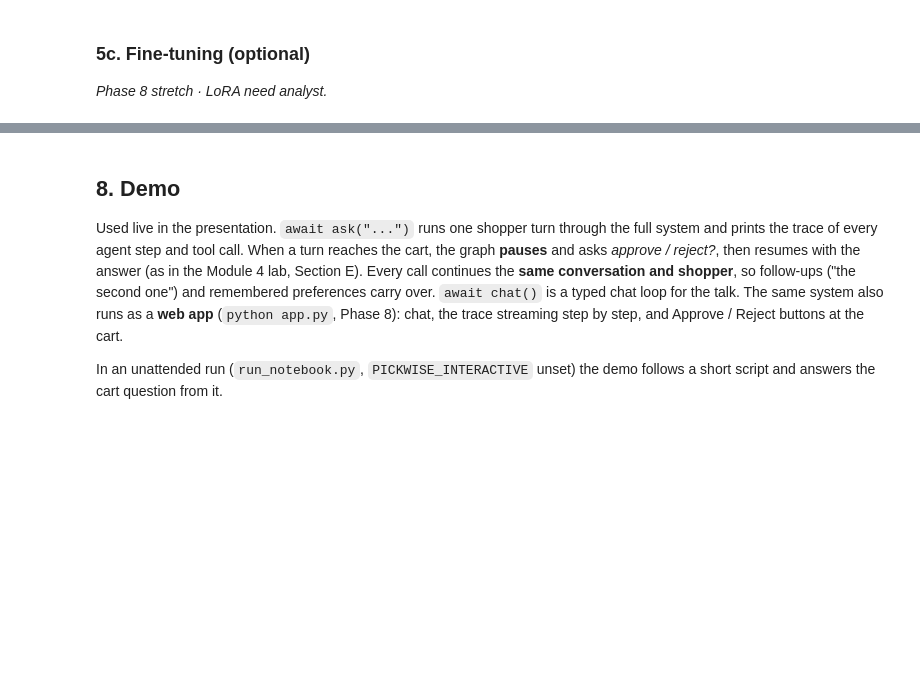
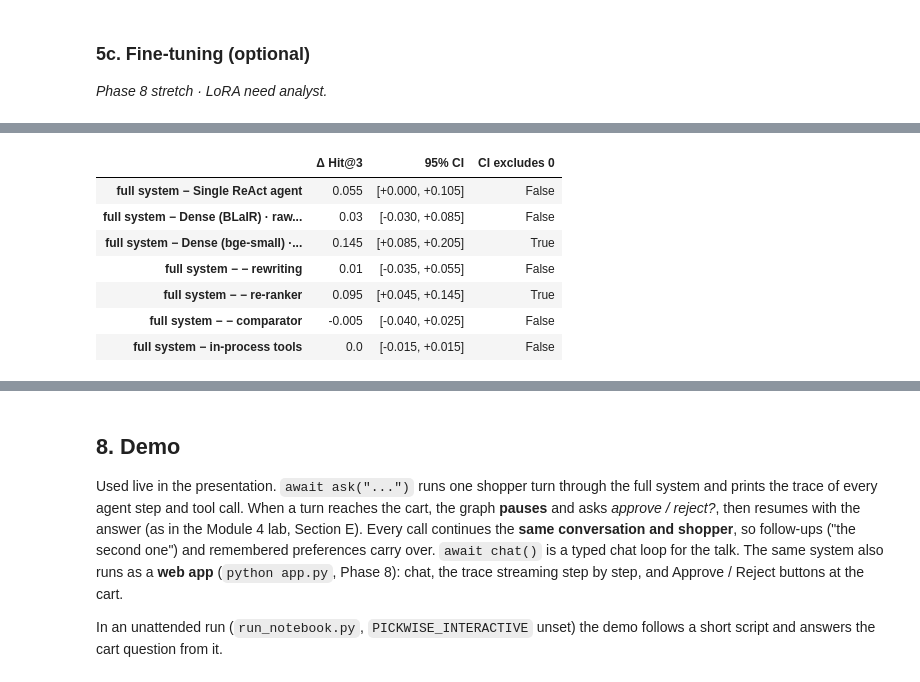
Before and after one commit to LalithMadhav-CODING/PickWise-A-Conversational-Shopping-Assistant, a Jupyter notebook: P14_Shopping_Assistant.ipynb, the cells around one changed output, grey strips where cells are left out. Cells and saved outputs as stored; diff of their text form; code cells hidden in the pictures; blank space fills up the shorter version.

```diff
--- a/P14_Shopping_Assistant.ipynb
+++ b/P14_Shopping_Assistant.ipynb
@@ -854,0 +901,13 @@ _Phase 7 · at least 10 categorised failures._
+# %%
+# Retrieval-only rows: the top 3 of a search ARE the recommendations
+def search_records(r, method):
+    ranked = r.item_ids(r.rank(e2e_requests, method))
+    return {q: {"qid": q, "picks": ranking[:3], "candidates": ranking[:10], "seconds": np.nan}
+            for q, ranking in zip(e2e_qids, ranked)}
+
+retrieval_only = {
+    "BM25 · raw request": search_records(retriever, "bm25"),
+    "Dense (bge-small) · raw request": search_records(retriever, "dense"),
+    "Dense (BLaIR) · raw request": search_records(system_retriever, "dense"),
+    "− comparator": {q: {**r, "picks": r["candidates"][:3]} for q, r in runs["Full system"].items()},   # same search
+}
@@ -854,0 +965,24 @@ _Phase 7 · at least 10 categorised failures._
+# %%
+# Paired comparisons with the full system (the same 200 requests; 2,000 bootstrap resamples)
+def pick_ranks(recs):
+    return np.array([recs[q]["picks"][:3].index(e2e_gold[q]) + 1 if e2e_gold[q] in recs[q]["picks"][:3] else 0
+                     for q in e2e_qids])
+
+full = pick_ranks(runs["Full system"])
+paired = {}
+for name in ["Single ReAct agent", "Dense (BLaIR) · raw request", "Dense (bge-small) · raw request", "− rewriting",
+             "− re-ranker", "− comparator", "in-process tools"]:
+    d = paired_bootstrap(full, pick_ranks(runs.get(name) or retrieval_only[name]), k=3)
+    lo, hi = d["Recall@3 95% CI"]
+    paired[f"full system − {name}"] = {"Δ Hit@3": round(d["Δ Recall@3"], 3), "95% CI": f"[{lo:+.3f}, {hi:+.3f}]",
+                                       "CI excludes 0": lo > 0 or hi < 0}
+pd.DataFrame(paired).T
+# %% [output]
+|  | Δ Hit@3 | 95% CI | CI excludes 0 |
+| full system − Single ReAct agent | 0.055 | [+0.000, +0.105] | False |
+| full system − Dense (BLaIR) · raw... | 0.03 | [-0.030, +0.085] | False |
+| full system − Dense (bge-small) ·... | 0.145 | [+0.085, +0.205] | True |
+| full system − − rewriting | 0.01 | [-0.035, +0.055] | False |
+| full system − − re-ranker | 0.095 | [+0.045, +0.145] | True |
+| full system − − comparator | -0.005 | [-0.040, +0.025] | False |
+| full system − in-process tools | 0.0 | [-0.015, +0.015] | False |
```
Also changed, not shown: parts of 25 cells of this notebook, 6 other files.
